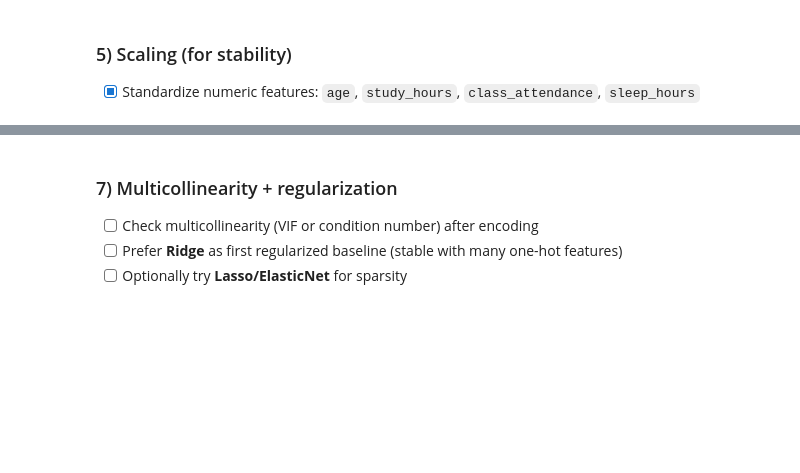
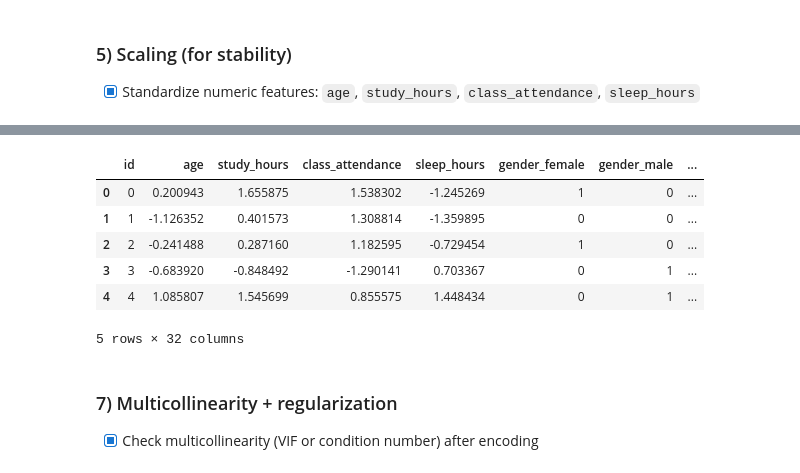
Before and after one commit to carrliitos/predicting-student-test-scores, a Jupyter notebook: src/notebooks/02_Feature_Engineering/02_Feature_Engineering.ipynb, the cells around one changed output, grey strips where cells are left out. Saved outputs shown, nothing was run; the diff lists cells and outputs as text; code cells hidden in the pictures; blank space fills up the shorter version.

```diff
--- a/src/notebooks/02_Feature_Engineering/02_Feature_Engineering.ipynb
+++ b/src/notebooks/02_Feature_Engineering/02_Feature_Engineering.ipynb
@@ -199,6 +204,14 @@ X_enc.head()
+# %%
+X_enc.head()
+# %% [output]
+|  | id | age | study_hours | class_attendance | sleep_hours | gender_female | gender_male | ... |
+| 0 | 0 | 0.200943 | 1.655875 | 1.538302 | -1.245269 | 1 | 0 | ... |
+| 1 | 1 | -1.126352 | 0.401573 | 1.308814 | -1.359895 | 0 | 0 | ... |
+| 2 | 2 | -0.241488 | 0.287160 | 1.182595 | -0.729454 | 1 | 0 | ... |
+| 3 | 3 | -0.683920 | -0.848492 | -1.290141 | 0.703367 | 0 | 1 | ... |
+| 4 | 4 | 1.085807 | 1.545699 | 0.855575 | 1.448434 | 0 | 1 | ... |
+5 rows × 32 columns
 # %% [markdown]
 ### 7) Multicollinearity + regularization
 
-- [ ] Check multicollinearity (VIF or condition number) after encoding
-- [ ] Prefer **Ridge** as first regularized baseline (stable with many one-hot features)
-- [ ] Optionally try **Lasso/ElasticNet** for sparsity
+- [x] Check multicollinearity (VIF or condition number) after encoding
```
Also changed, not shown: parts of 42 cells of this notebook.
